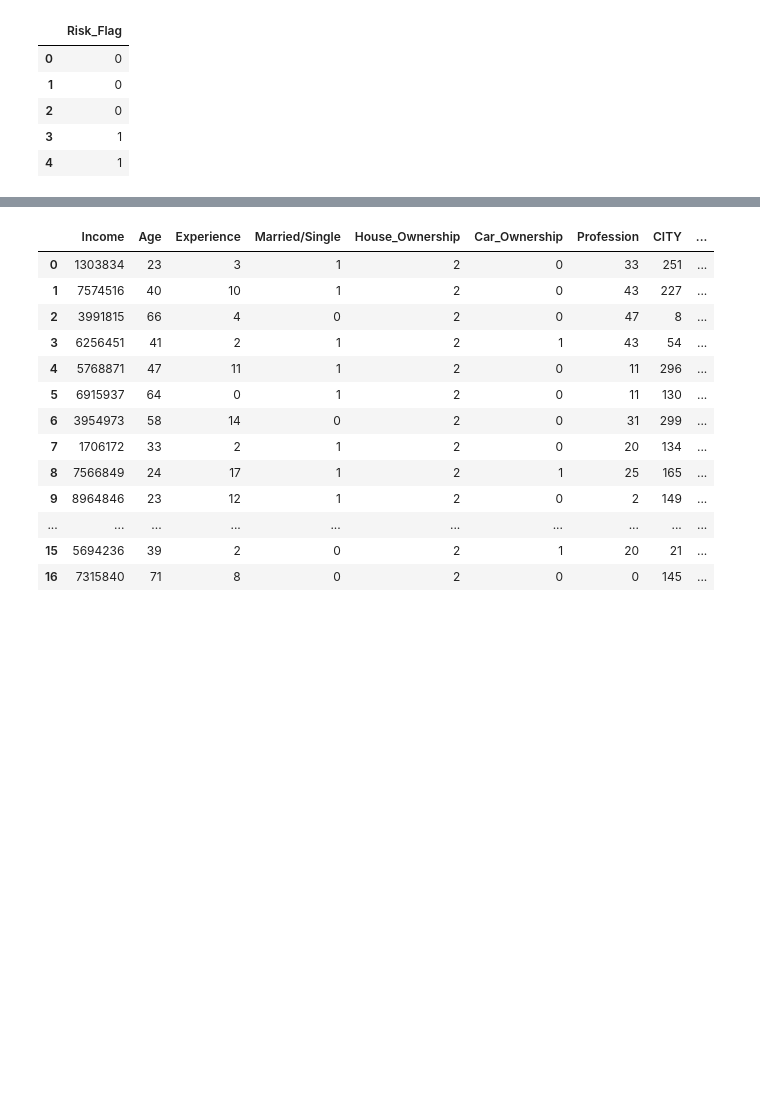
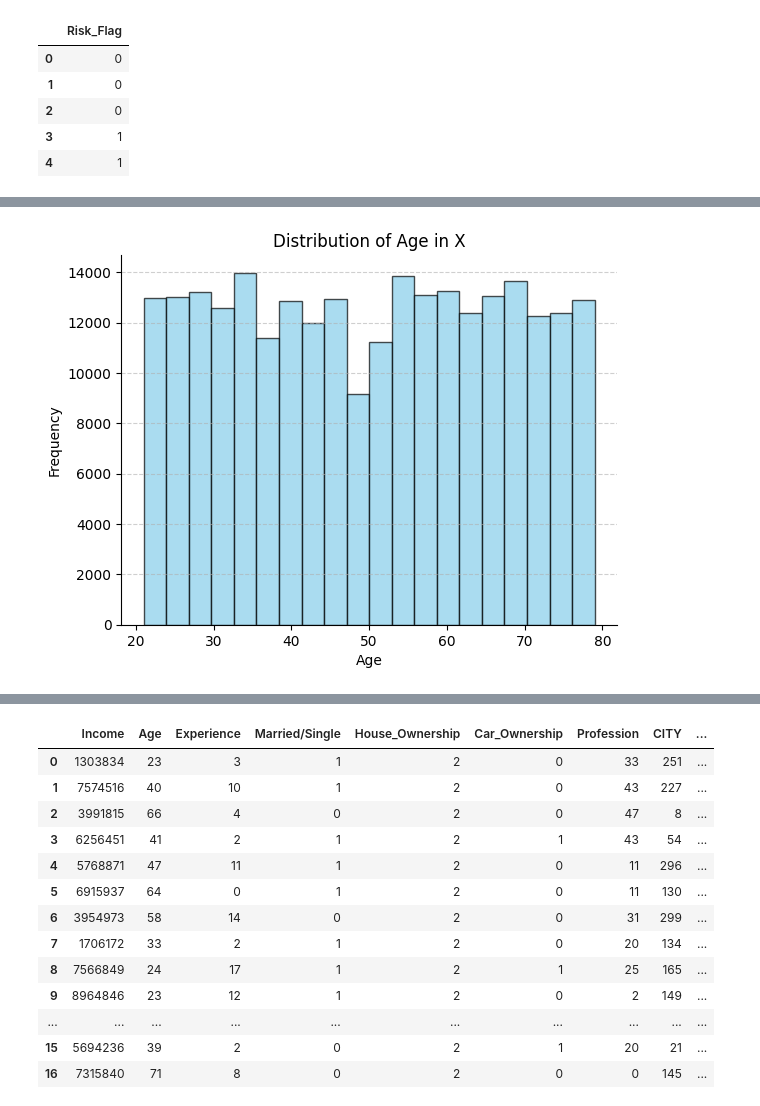
Before and after one commit to muhammadSWE/DIYLoanPredictor, a Jupyter notebook: diy-loan-predictor.ipynb, the cells around one changed output, grey strips where cells are left out. Cells and saved outputs as stored; diff of their text form; code cells hidden in the pictures; blank space fills up the shorter version.

```diff
--- a/diy-loan-predictor.ipynb
+++ b/diy-loan-predictor.ipynb
@@ -92,0 +125,19 @@ Y.head()
+# %%
+from matplotlib import pyplot as plt
+age_data = X['Age']  # Extract the age data
+
+# Create the histogram with customizations
+plt.hist(age_data, bins=20, color='skyblue', edgecolor='black', alpha=0.7)
+
+# Customize axes and labels
+plt.xlabel('Age')
+plt.ylabel('Frequency')
+plt.title('Distribution of Age in X')
+
+# Customize gridlines and spines
+plt.grid(axis='y', linestyle='--', alpha=0.6)
+plt.gca().spines[['top', 'right']].set_visible(False)
+
+plt.show()
+# %% [output]
+[figure, added]
```
Also changed, not shown: parts of 8 cells of this notebook.
